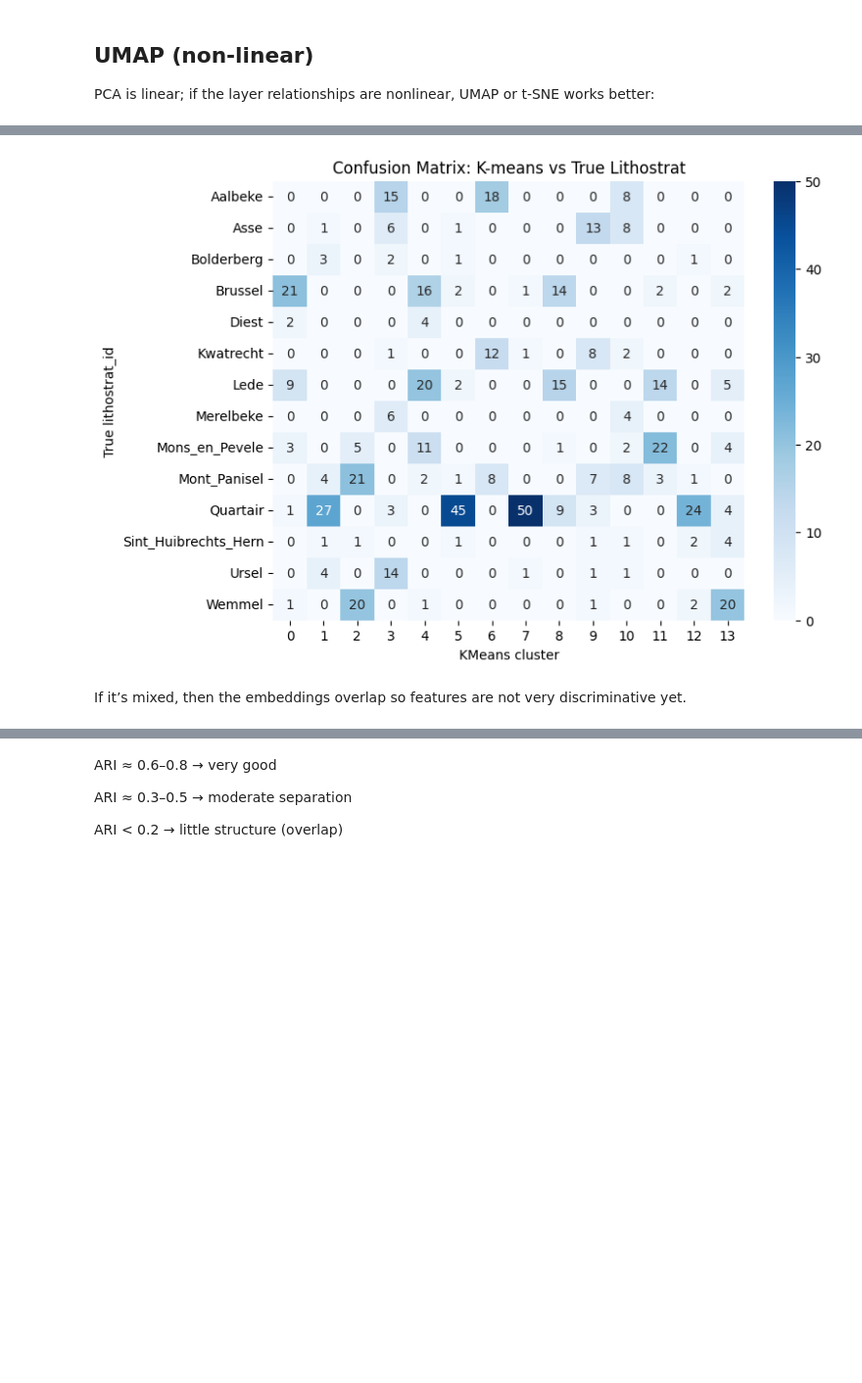
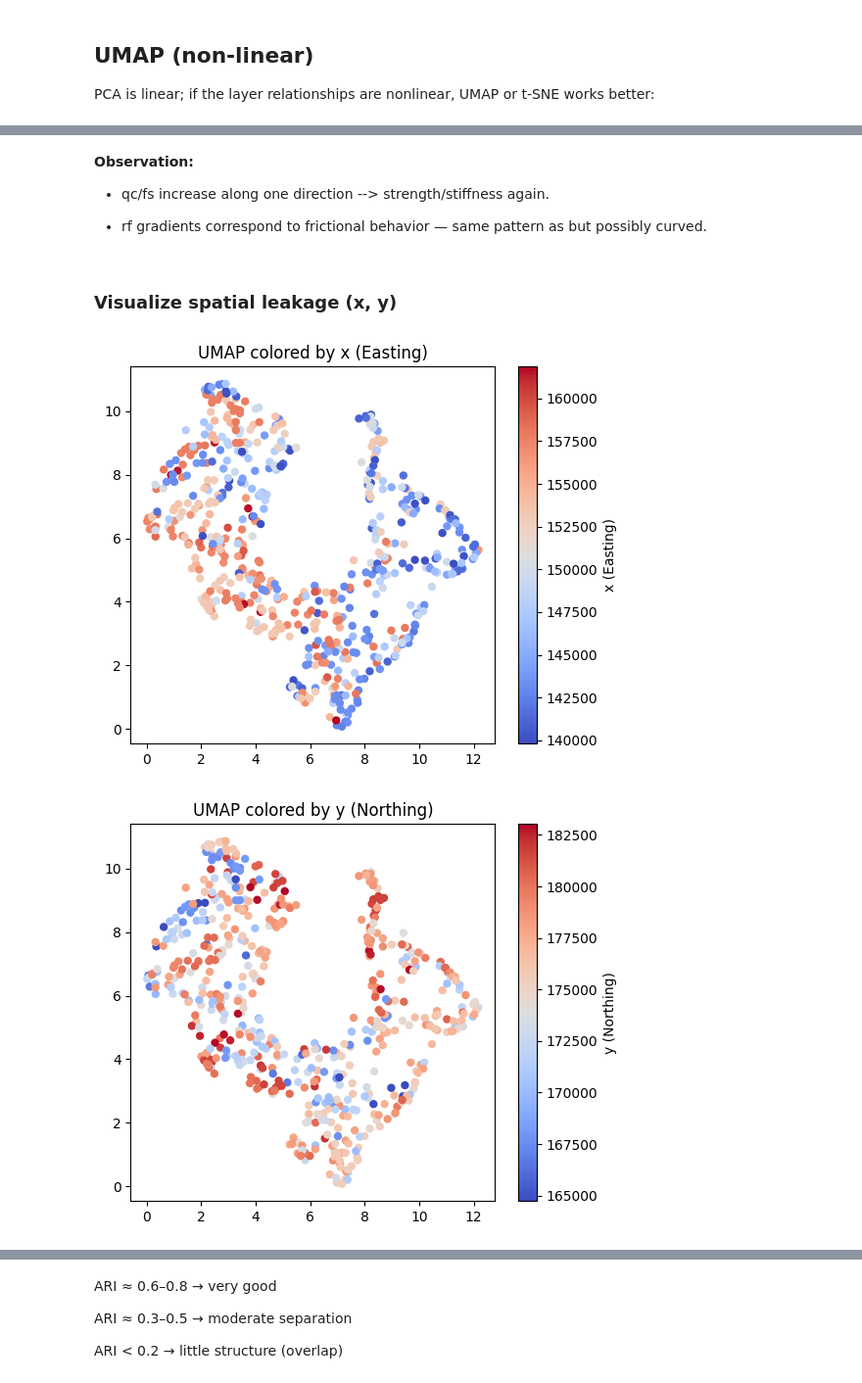
Before and after one commit to andrea-maza/PDS_MAEPS, a Jupyter notebook: PCA_Andrea_Maza.ipynb, the cells around one changed output, grey strips where cells are left out. Shown at 98% size. Saved outputs shown, nothing was run; the diff lists cells and outputs as text; code cells hidden in the pictures; blank space fills up the shorter version.

```diff
--- a/PCA_Andrea_Maza.ipynb
+++ b/PCA_Andrea_Maza.ipynb
@@ -730,26 +733,25 @@ for n in [5, 15, 30]:
-# %%
-#Cluster UMAP space (K-means)
-from sklearn.cluster import KMeans
-from sklearn.metrics import confusion_matrix, adjusted_rand_score, normalized_mutual_info_score, silhouette_score
-import seaborn as sns
-import matplotlib.pyplot as plt
-import numpy as np
-
-# choose how many clusters (same as # of layers)
-k = lp_bal['lithostrat_id'].nunique()
-
-kmeans = KMeans(n_clusters=k, random_state=42)
-lp_bal['cluster'] = kmeans.fit_predict(lp_bal[['UMAP1','UMAP2']])
-
-# compare predicted cluster vs true lithostrat
-cm = pd.crosstab(lp_bal['lithostrat_id'], lp_bal['cluster'])
-plt.figure(figsize=(8,6))
-sns.heatmap(cm, annot=True, fmt='d', cmap='Blues')
-plt.title('Confusion Matrix: K-means vs True Lithostrat')
-plt.ylabel('True lithostrat_id')
-plt.xlabel('KMeans cluster')
-plt.show()
-# %% [output]
-[figure, removed]
-# %% [markdown]
-If it’s mixed, then the embeddings overlap so features are not very discriminative yet.
+# %% [markdown]
+**Observation:**
+
+* qc/fs increase along one direction --> strength/stiffness again.
+
+* rf gradients correspond to frictional behavior — same pattern as but possibly curved.
+# %% [markdown]
+### Visualize spatial leakage (x, y)
+# %%
+plt.figure(figsize=(6,5))
+sc = plt.scatter(lp_bal['UMAP1'], lp_bal['UMAP2'], c=lp_bal['x'],
+                 cmap='coolwarm', s=25)
+plt.colorbar(sc, label='x (Easting)')
+plt.title('UMAP colored by x (Easting)')
+plt.show()
+
+plt.figure(figsize=(6,5))
+sc = plt.scatter(lp_bal['UMAP1'], lp_bal['UMAP2'], c=lp_bal['y'],
+                 cmap='coolwarm', s=25)
+plt.colorbar(sc, label='y (Northing)')
+plt.title('UMAP colored by y (Northing)')
+plt.show()
+# %% [output]
+[figure, added]
+[figure, added]
```
Also changed, not shown: parts of 13 cells of this notebook.
